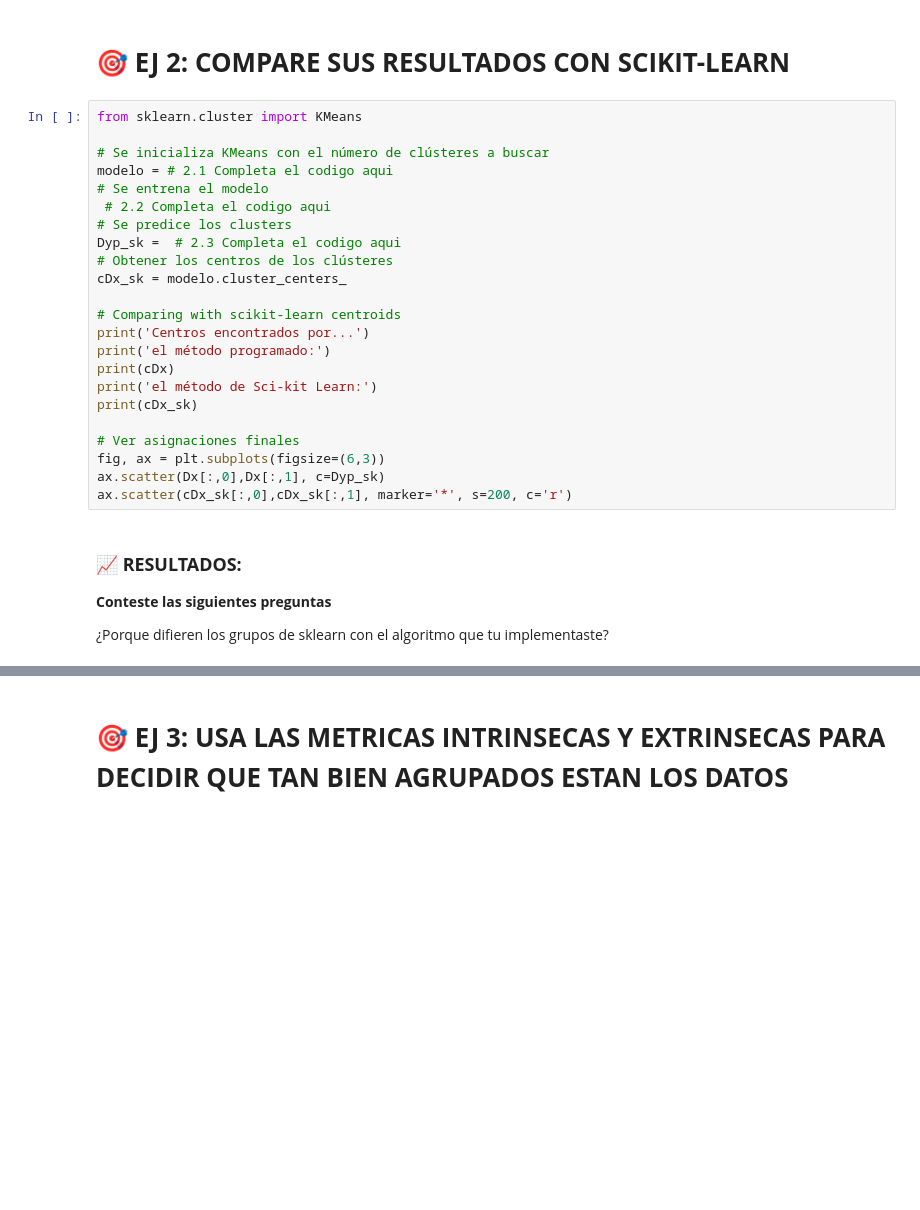
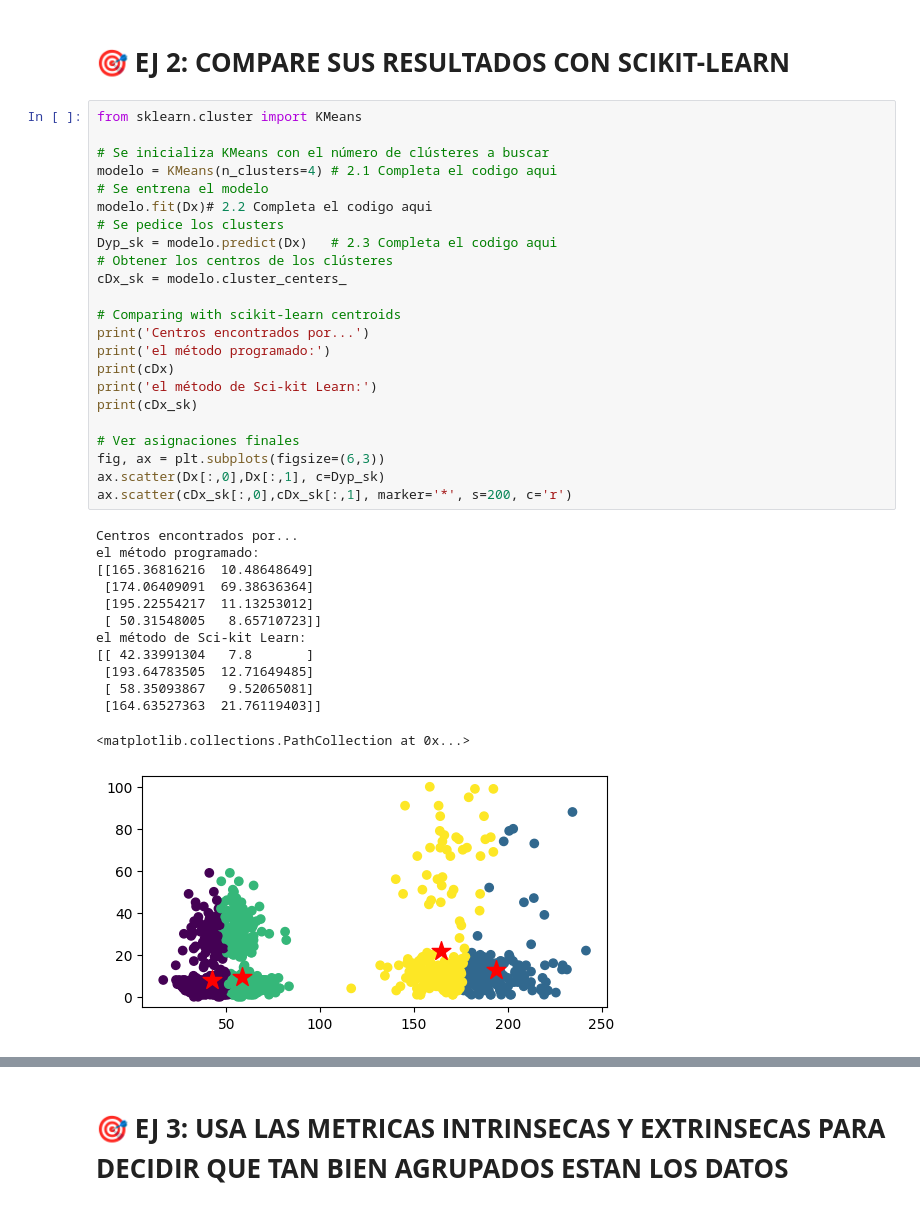
Before and after one commit to SandraNavarrete-docente/aprendizaje-automatico-252601, a Jupyter notebook: 04-MODELOS-NO-SUPERVISADOS/4_2_Métodos_de_clustering_basados_en_particiones (1).ipynb, the cells around one changed output, grey strips where cells are left out. Saved outputs shown, nothing was run; the diff lists cells and outputs as text; blank space fills up the shorter version.

```diff
--- a/04-MODELOS-NO-SUPERVISADOS/4_2_Métodos_de_clustering_basados_en_particiones (1).ipynb
+++ b/04-MODELOS-NO-SUPERVISADOS/4_2_Métodos_de_clustering_basados_en_particiones (1).ipynb
@@ -151,28 +174,37 @@ ax.scatter(cDx[:,0],cDx[:,1], marker='*', s=200, c='r')
 # %%
 from sklearn.cluster import KMeans
 
 # Se inicializa KMeans con el número de clústeres a buscar
-modelo = # 2.1 Completa el codigo aqui
+modelo = KMeans(n_clusters=4) # 2.1 Completa el codigo aqui
 # Se entrena el modelo
- # 2.2 Completa el codigo aqui
-# Se predice los clusters
-Dyp_sk =  # 2.3 Completa el codigo aqui
+modelo.fit(Dx)# 2.2 Completa el codigo aqui
+# Se pedice los clusters
+Dyp_sk = modelo.predict(Dx)   # 2.3 Completa el codigo aqui
 # Obtener los centros de los clústeres
 cDx_sk = modelo.cluster_centers_
 
 # Comparing with scikit-learn centroids
 print('Centros encontrados por...')
 print('el método programado:')
 print(cDx)
 print('el método de Sci-kit Learn:')
 print(cDx_sk)
 
 # Ver asignaciones finales
 fig, ax = plt.subplots(figsize=(6,3))
 ax.scatter(Dx[:,0],Dx[:,1], c=Dyp_sk)
 ax.scatter(cDx_sk[:,0],cDx_sk[:,1], marker='*', s=200, c='r')
+# %% [output]
+Centros encontrados por...
+el método programado:
+[[165.36816216  10.48648649]
+ [174.06409091  69.38636364]
+ [195.22554217  11.13253012]
+ [ 50.31548005   8.65710723]]
+el método de Sci-kit Learn:
+[[ 42.33991304   7.8       ]
+ [193.64783505  12.71649485]
+ [ 58.35093867   9.52065081]
+ [164.63527363  21.76119403]]
+<matplotlib.collections.PathCollection at 0x...>
+[figure, added]
-# %% [markdown]
-### 📈 **RESULTADOS:**
-**Conteste las siguientes preguntas**
-
-¿Porque difieren los grupos de sklearn con el algoritmo que tu implementaste?
```
Also changed, not shown: parts of 18 cells of this notebook.
